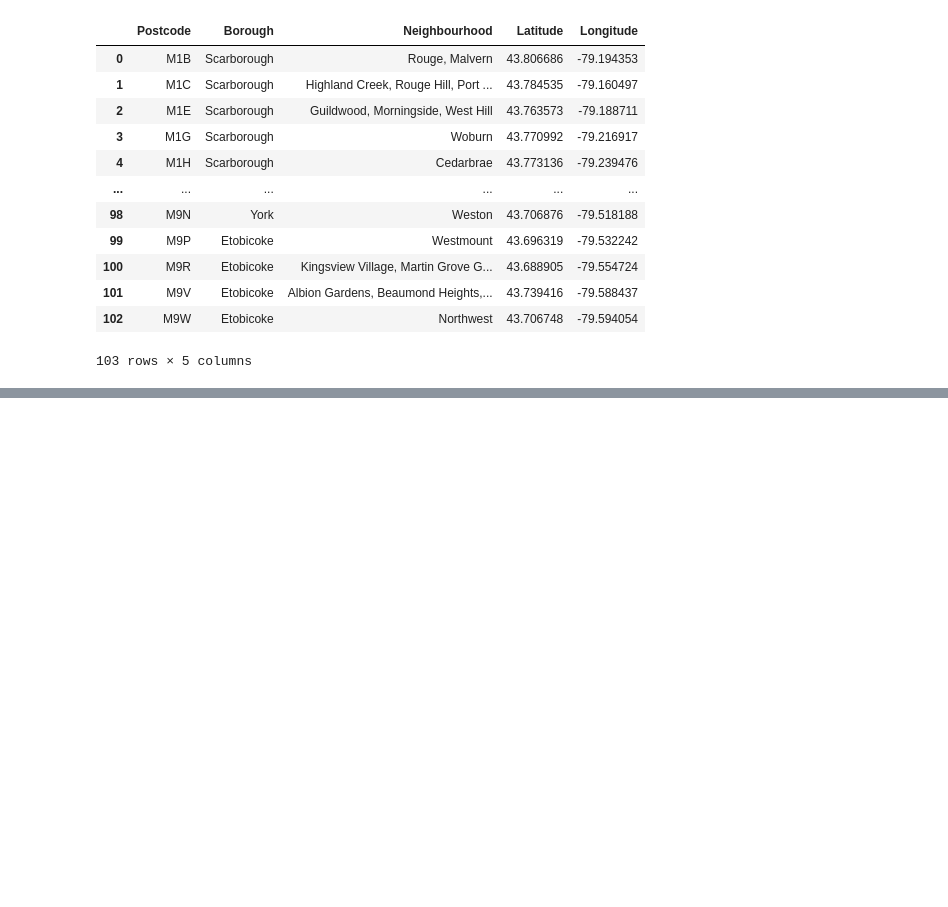
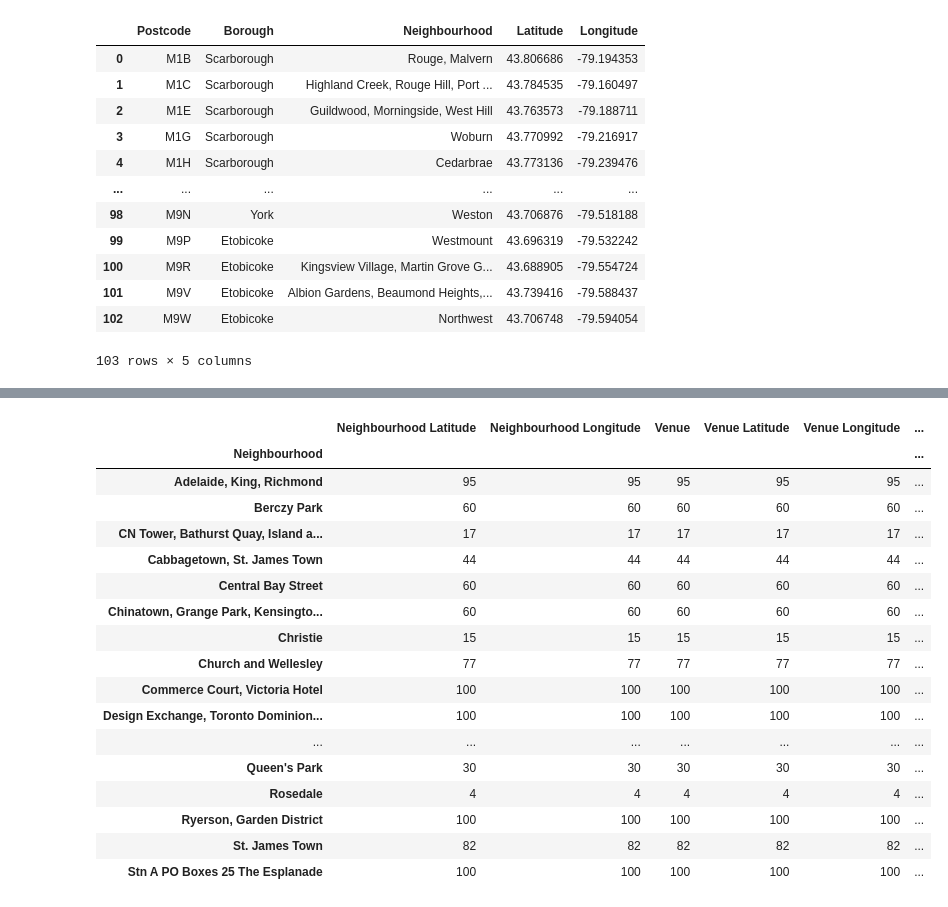
Before and after one commit to TiffanyWYH/Coursera_Capstone, a Jupyter notebook: Capstone Project Week 3 Lab.ipynb, the cells around one changed output, grey strips where cells are left out. Drawn from its saved outputs; the diff is of its cells as text; code cells hidden in the pictures; blank space fills up the shorter version.

```diff
--- a/Capstone Project Week 3 Lab.ipynb
+++ b/Capstone Project Week 3 Lab.ipynb
@@ -78,0 +258,40 @@ df_join
+# %%
+def getNearbyVenues(names, latitudes, longitudes, radius=500):
+
+    venues_list=[]
+    for name, lat, lng in zip(names, latitudes, longitudes):
+        print(name)
+
+        # create the API request URL
+        url = 'https://api.foursquare.com/v2/venues/explore?&client_id={}&client_secret={}&v={}&ll={},{}&radius={}&limit={}'.format(
+            CLIENT_ID,
+            CLIENT_SECRET,
+            VERSION,
+            lat,
+            lng,
+            radius,
+            LIMIT)
+
+        # make the GET request
+        results = requests.get(url).json()["response"]['groups'][0]['items']
+
+        # return only relevant information for each nearby venue
+        venues_list.append([(
+            name,
+            lat,
+            lng,
+            v['venue']['name'],
+            v['venue']['location']['lat'],
+            v['venue']['location']['lng'],
+            v['venue']['categories'][0]['name']) for v in results])
+
+    nearby_venues = pd.DataFrame([item for venue_list in venues_list for item in venue_list])
+    nearby_venues.columns = ['Neighbourhood',
+                  'Neighbourhood Latitude',
+                  'Neighbourhood Longitude',
+                  'Venue',
+                  'Venue Latitude',
+                  'Venue Longitude',
+                  'Venue Category']
+
+    return(nearby_venues)
@@ -78,0 +320,21 @@ df_join
+# %%
+toronto_venues.groupby('Neighbourhood').count()
+# %% [output]
+|  | Neighbourhood Latitude | Neighbourhood Longitude | Venue | Venue Latitude | Venue Longitude | ... |
+| Neighbourhood |  |  |  |  |  | ... |
+| Adelaide, King, Richmond | 95 | 95 | 95 | 95 | 95 | ... |
+| Berczy Park | 60 | 60 | 60 | 60 | 60 | ... |
+| CN Tower, Bathurst Quay, Island a... | 17 | 17 | 17 | 17 | 17 | ... |
+| Cabbagetown, St. James Town | 44 | 44 | 44 | 44 | 44 | ... |
+| Central Bay Street | 60 | 60 | 60 | 60 | 60 | ... |
+| Chinatown, Grange Park, Kensingto... | 60 | 60 | 60 | 60 | 60 | ... |
+| Christie | 15 | 15 | 15 | 15 | 15 | ... |
+| Church and Wellesley | 77 | 77 | 77 | 77 | 77 | ... |
+| Commerce Court, Victoria Hotel | 100 | 100 | 100 | 100 | 100 | ... |
+| Design Exchange, Toronto Dominion... | 100 | 100 | 100 | 100 | 100 | ... |
+| ... | ... | ... | ... | ... | ... | ... |
+| Queen's Park | 30 | 30 | 30 | 30 | 30 | ... |
+| Rosedale | 4 | 4 | 4 | 4 | 4 | ... |
+| Ryerson, Garden District | 100 | 100 | 100 | 100 | 100 | ... |
+| St. James Town | 82 | 82 | 82 | 82 | 82 | ... |
+| Stn A PO Boxes 25 The Esplanade | 100 | 100 | 100 | 100 | 100 | ... |
```
Also changed, not shown: parts of 36 cells of this notebook.
